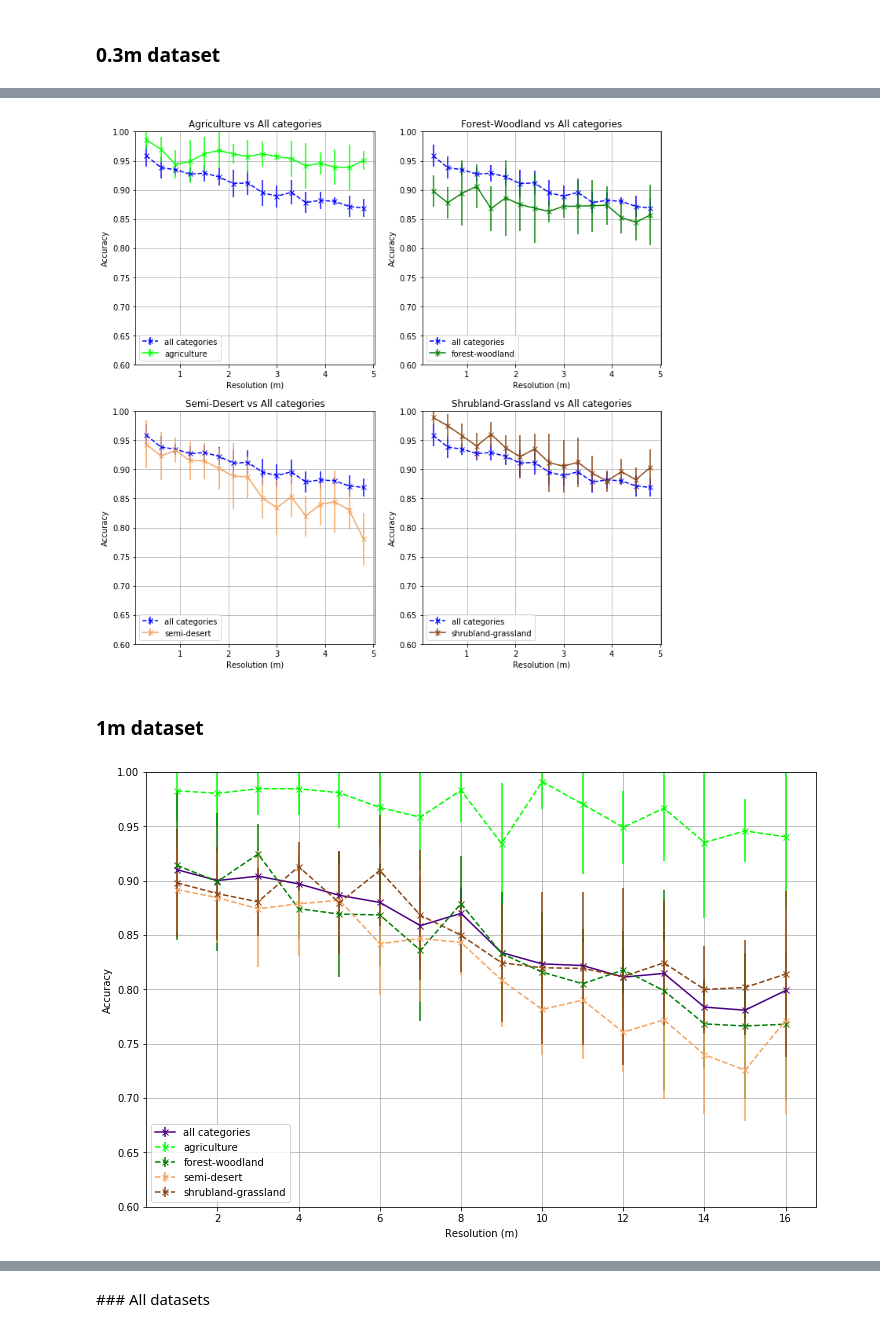
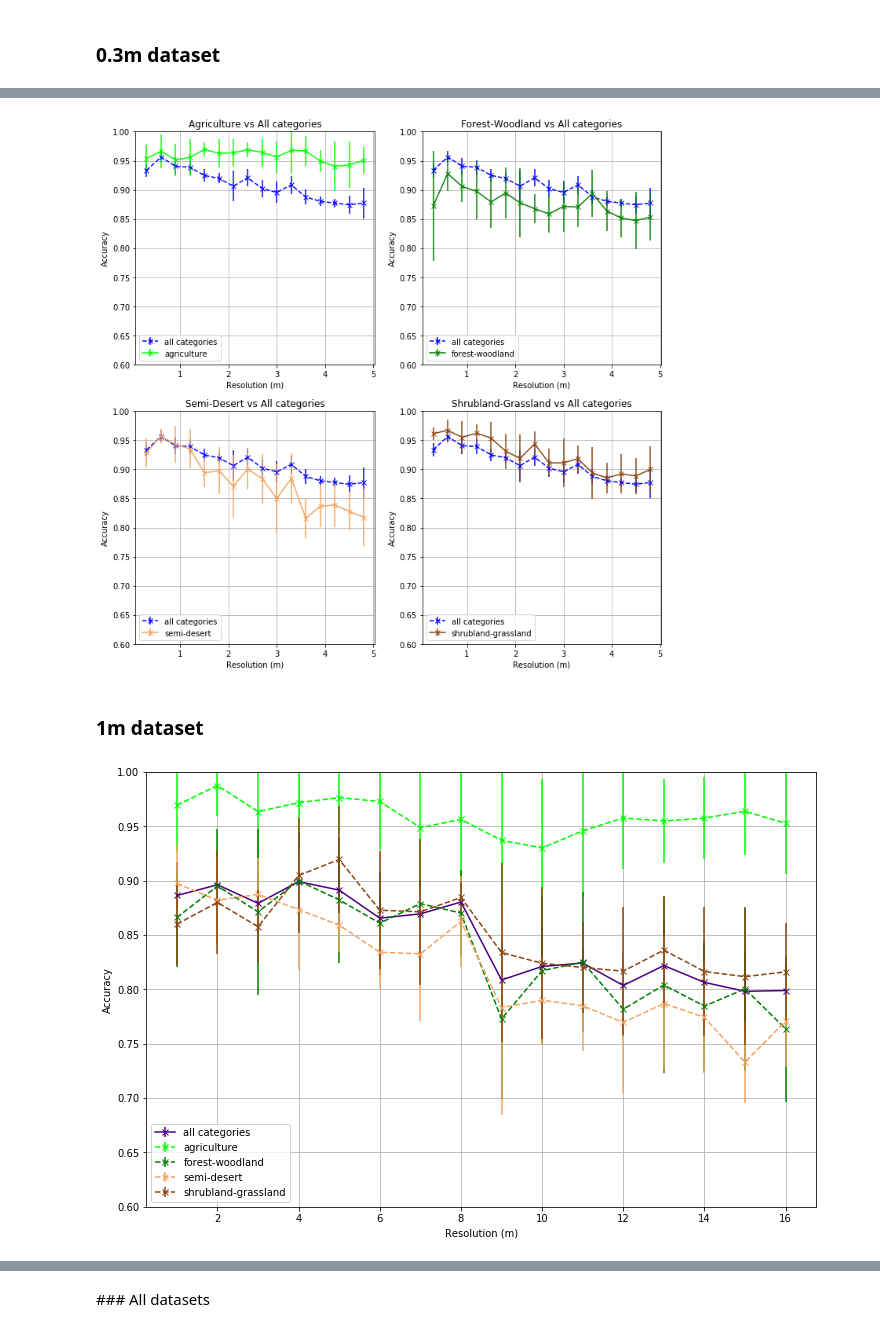
Before and after one commit to peterweber85/MasterThesis, a Jupyter notebook: Notebooks/thesis_results_ER.ipynb, the cells around one changed output, grey strips where cells are left out. Saved outputs shown, nothing was run; the diff lists cells and outputs as text; code cells hidden in the pictures.

```diff
--- a/Notebooks/thesis_results_ER.ipynb
+++ b/Notebooks/thesis_results_ER.ipynb
@@ -32,6 +33,8 @@ Using TensorFlow backend.
 # %%
 PATH_GDRIVE = os.getenv('GDRIVE_FOLDER')
 PATH_IMAGES = os.path.join(PATH_GDRIVE, "MFP - Satellogic/images/")
+PATH_HISTORY = os.path.join(PATH_GDRIVE.replace("MDS/",""), 'COLAB/MasterThesis/History')
+PATH_MODELS = os.path.join(PATH_GDRIVE.replace("MDS/",""), 'COLAB/MasterThesis/Models')
 PATH_RESULTS = os.path.join(PATH_GDRIVE.replace("MDS/",""), 'COLAB/MasterThesis/Results')
 
 CATEGORIES = ["agriculture", "forest-woodland", "semi-desert", "shrubland-grassland"]
@@ -40,7 +43,11 @@ CATEGORY_COLOR = {
     "forest-woodland": "green",
     "semi-desert": "sandybrown",
     "shrubland-grassland": "saddlebrown",
+    "all-0.3m_100n": "cyan",
+    "all-0.3m_200n": "blue",
     "all-0.3m": "blue",
+    "all-1m_100n": "magenta",
+    "all-1m_200n": "indigo",
     "all-1m": "indigo",
 }
 
@@ -155,20 +171,3 @@ export_resolutions_to_latex(base_res, base_size, n_res, fname)
 ## History
 
 Convergence history for each dataset and all resolutions
-# %%
-if False:
-    inch_per_plot = 4
-    fig = plt.figure()
-    array_width = 4
-    array_height = math.ceil(results_df.shape[0]/array_width)
-    fig.set_size_inches(array_width*inch_per_plot,array_height*inch_per_plot)
-
-    for index, row in results_df.iterrows():
-        ax = fig.add_subplot(array_height,array_width,index+1)
-        ax.set_title("Accuracy VS Epochs (" + str(row["resolution"]) + ")")
-        plt.plot(row["history"].history['acc'], label="train")
-        plt.plot(row["history"].history['val_acc'], label="test")
-        #ax.grid()
-        ax.legend(loc='lower right')
-
-    plt.show()
@@ -364,19 +475,19 @@ fig.savefig(fig_filename_formatter.format("acc_res_03m_1m"), bbox_inches='tight'
 ### 0.3m dataset
 # %%
 ACC_THRESHOLD = 0.6
-RES_NAME = "0.3"
+RES_NAME = "0.3m_200n"
 
 fig, ax = plt.subplots()
 fig.set_size_inches(12,8)
 
-path_results_res = os.path.join(PATH_RESULTS, RES_NAME + 'm')
+path_results_res = os.path.join(PATH_RESULTS, RES_NAME)
 grouped_results = load_grouped_results(path_results_res, ACC_THRESHOLD)
 
 ax.errorbar(
     grouped_results["resolution"], grouped_results["accuracy"]["mean"], grouped_results["accuracy"]["std"],
     #linestyle='dashed',
     marker='x',
-    color=CATEGORY_COLOR["all-"+RES_NAME+"m"],
+    color=CATEGORY_COLOR["all-"+RES_NAME],
     label="all categories"
 )
 
@@ -417,7 +528,7 @@ for index, cat in enumerate(CATEGORIES):
         grouped_results["resolution"], grouped_results["accuracy"]["mean"], grouped_results["accuracy"]["std"],
         linestyle='dashed',
         marker='x',
-        color=CATEGORY_COLOR["all-"+RES_NAME+"m"],
+        color=CATEGORY_COLOR["all-"+RES_NAME],
         label="all categories"
     )
 
@@ -442,50 +553,50 @@ for index, cat in enumerate(CATEGORIES):
 plt.show()
 fig.savefig(fig_filename_formatter.format("acc_res_by_category_03m"), bbox_inches='tight')
 # %% [output]
-[figure, old version]
+[figure, new version]
 # %% [markdown]
 ### 1m dataset
 # %%
 ACC_THRESHOLD = 0.6
-RES_NAME = "1"
+RES_NAME = "1m_200n"
 
 fig, ax = plt.subplots()
 fig.set_size_inches(12,8)
 
-path_results_res = os.path.join(PATH_RESULTS, RES_NAME + 'm')
+path_results_res = os.path.join(PATH_RESULTS, RES_NAME)
 grouped_results = load_grouped_results(path_results_res, ACC_THRESHOLD)
 
 ax.errorbar(
     grouped_results["resolution"], grouped_results["accuracy"]["mean"], grouped_results["accuracy"]["std"],
     #linestyle='dashed',
     marker='x',
-    color=CATEGORY_COLOR["all-"+RES_NAME+"m"],
+    color=CATEGORY_COLOR["all-"+RES_NAME],
     label="all categories"
 )
 
 for cat in CATEGORIES:
     acc = "accuracy_"+cat
     ax.errorbar(
         grouped_results["resolution"], grouped_results[acc]["mean"], grouped_results[acc]["std"],
         linestyle='dashed',
         marker='x',
         color=CATEGORY_COLOR[cat],
         label=cat
     )
 
 ax.set(
     xlabel="Resolution (m)",
     ylabel="Accuracy",
     #title = "Classification accuracy vs resolution",
     ylim=(0.6,1)
 )
 ax.grid()
 ax.legend()
 
 plt.show()
 fig.savefig(fig_filename_formatter.format("acc_res_all_categories_1m"), bbox_inches='tight')
 # %% [output]
-[figure, old version]
+[figure, new version]
 # %%
 inch_per_plot = 6
 fig = plt.figure()
```
Also changed, not shown: parts of 14 cells of this notebook.
